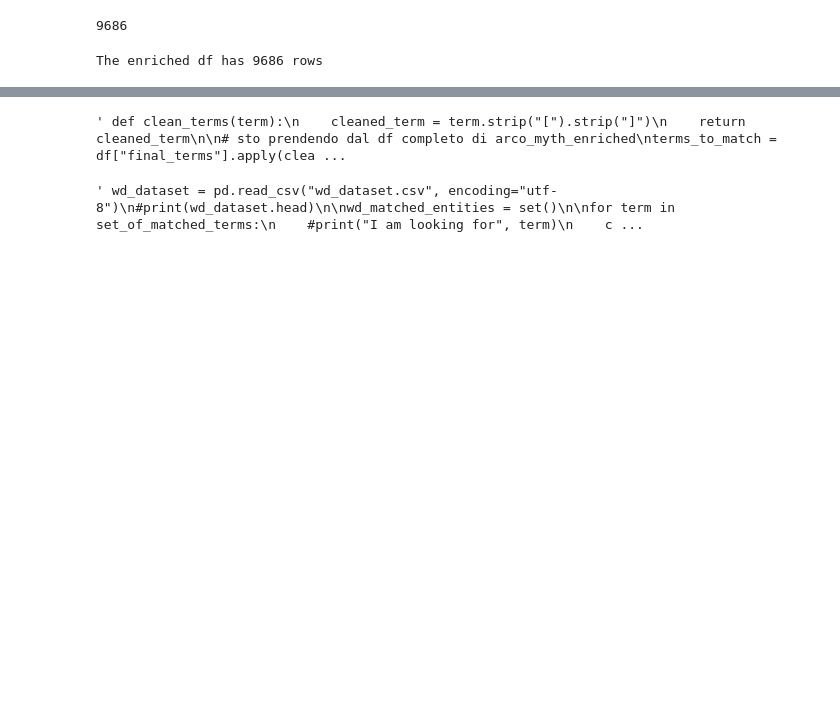
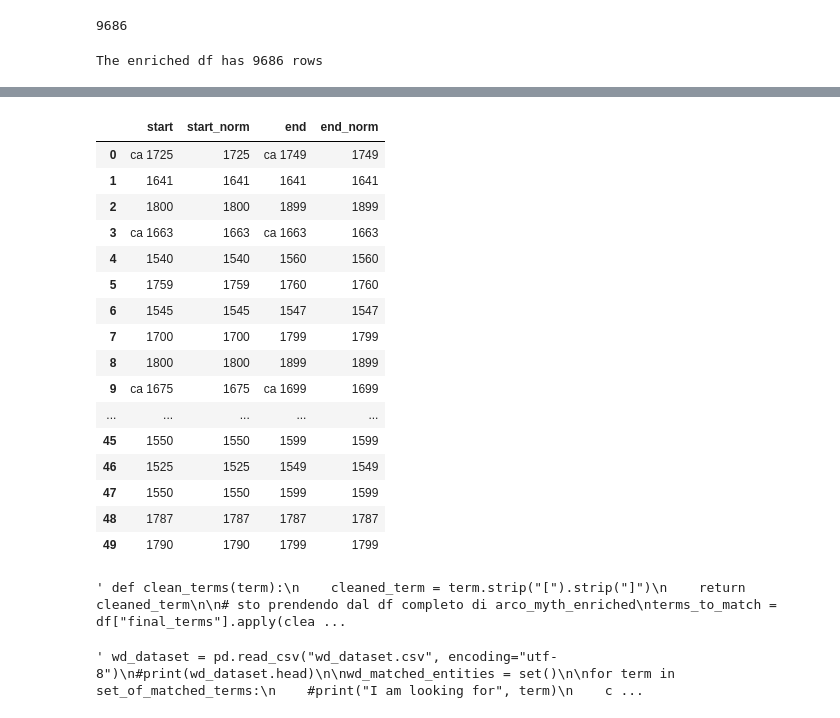
Before and after one commit to Info-Viz/DataNymphs, a Jupyter notebook: data_analysis/opere_mitologiche_ArCo.ipynb, the cells around one changed output, grey strips where cells are left out. Saved outputs shown, nothing was run; the diff lists cells and outputs as text; code cells hidden in the pictures; blank space fills up the shorter version.

Commit message:
arco df con date normalizzate

```diff
--- a/data_analysis/opere_mitologiche_ArCo.ipynb
+++ b/data_analysis/opere_mitologiche_ArCo.ipynb
@@ -641,3 +700,29 @@ The final df has 9686 rows
+# %%
+# apply function
+# column for normalized start date
+df_arco_wd[['start_norm']] = df_arco_wd['start'].apply(clean_dates)
+# column for normalized end date
+df_arco_wd[['end_norm']] = df_arco_wd['end'].apply(clean_dates)
+
+df_arco_wd[['start', 'start_norm', 'end', 'end_norm']].head(20)
+# %% [output]
+|  | start | start_norm | end | end_norm |
+| 0 | ca 1725 | 1725 | ca 1749 | 1749 |
+| 1 | 1641 | 1641 | 1641 | 1641 |
+| 2 | 1800 | 1800 | 1899 | 1899 |
+| 3 | ca 1663 | 1663 | ca 1663 | 1663 |
+| 4 | 1540 | 1540 | 1560 | 1560 |
+| 5 | 1759 | 1759 | 1760 | 1760 |
+| 6 | 1545 | 1545 | 1547 | 1547 |
+| 7 | 1700 | 1700 | 1799 | 1799 |
+| 8 | 1800 | 1800 | 1899 | 1899 |
+| 9 | ca 1675 | 1675 | ca 1699 | 1699 |
+| ... | ... | ... | ... | ... |
+| 45 | 1550 | 1550 | 1599 | 1599 |
+| 46 | 1525 | 1525 | 1549 | 1549 |
+| 47 | 1550 | 1550 | 1599 | 1599 |
+| 48 | 1787 | 1787 | 1787 | 1787 |
+| 49 | 1790 | 1790 | 1799 | 1799 |
 # %%
 # --------------- codice per estrazione properties wikidata -------------- #
 
```
Also changed, not shown: parts of 2 cells of this notebook.
